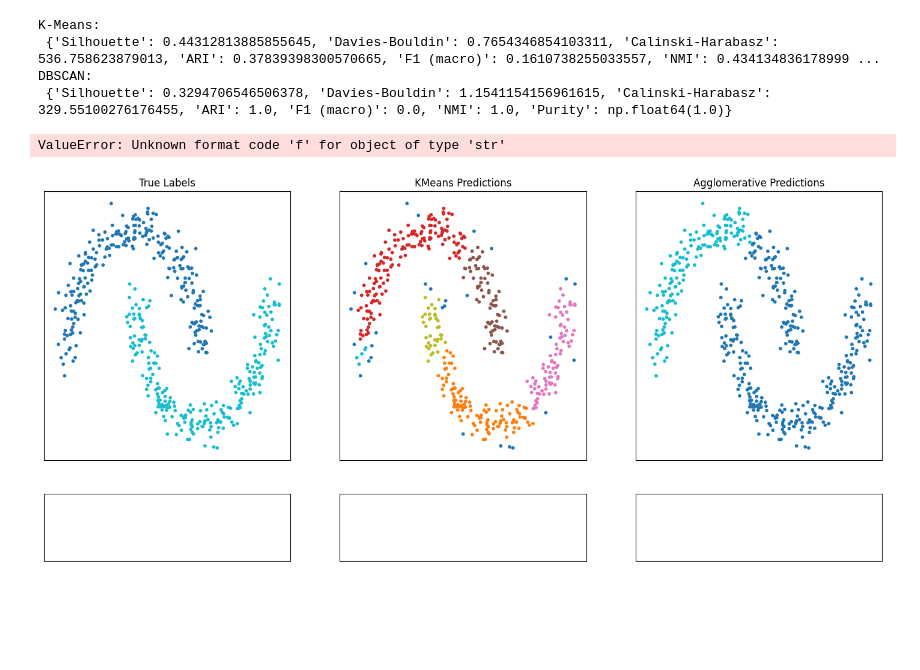
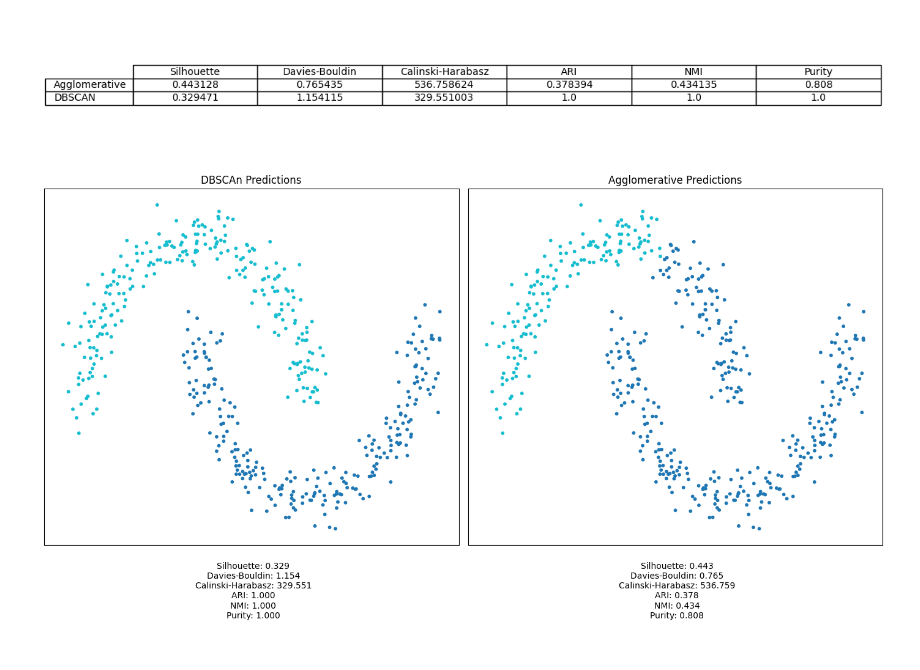
Before and after one commit to Jens011203/Evaluierung_Integrationsseminar, a Jupyter notebook: src/Clustering.ipynb, the cells around one changed output. Cells and saved outputs as stored; diff of their text form; code cells hidden in the pictures; blank space fills up the shorter version.

```diff
--- a/src/Clustering.ipynb
+++ b/src/Clustering.ipynb
@@ -31,67 +46,68 @@ def purity_score(y_true, y_pred):
     matrix = contingency_matrix(y_true, y_pred)
     return np.sum(np.amax(matrix, axis=0)) / np.sum(matrix)
 
-# Evaluation aller Metriken
+
 def evaluate_all(X, y_true, y_pred):
     sil = silhouette_score(X, y_pred)
     db = davies_bouldin_score(X, y_pred)
     ch = calinski_harabasz_score(X, y_pred)
     ari = adjusted_rand_score(y_true, y_pred)
     nmi = normalized_mutual_info_score(y_true, y_pred)
-    f1 = f1_score(y_true, y_pred, average='macro')  # Vorsicht: Nur sinnvoll bei gemappten Labels
     purity = purity_score(y_true, y_pred)
     return {
         "Silhouette": sil,
         "Davies-Bouldin": db,
         "Calinski-Harabasz": ch,
         "ARI": ari,
-        "F1 (macro)": f1,
         "NMI": nmi,
         "Purity": purity
     }
 
-# Beispiel-Aufruf:
 metrics_a = evaluate_all(X, y, pred_agglo)
 metrics_d = evaluate_all(X, y, pred_dbscan)
 
-# Ergebnisse anzeigen
-print("K-Means:\n", metrics_a)
-print("DBSCAN:\n", metrics_d)
+
+results_df = pd.DataFrame([metrics_a, metrics_d],
+                          index=['Agglomerative', 'DBSCAN'])
+
+fig, ax = plt.subplots(figsize=(12, 2))
+ax.axis('off')
+tbl = ax.table(cellText=results_df.round(6).values,
+               colLabels=results_df.columns,
+               rowLabels=results_df.index,
+               loc='center',
+               cellLoc='center')
+tbl.auto_set_font_size(False)
+tbl.set_fontsize(10)
+plt.tight_layout()
+plt.show()
 # %% [output]
-K-Means:
- {'Silhouette': 0.44312813885855645, 'Davies-Bouldin': 0.7654346854103311, 'Calinski-Harabasz': 536.758623879013, 'ARI': 0.37839398300570665, 'F1 (macro)': 0.1610738255033557, 'NMI': 0.434134836178999 ...
-DBSCAN:
- {'Silhouette': 0.3294706546506378, 'Davies-Bouldin': 1.1541154156961615, 'Calinski-Harabasz': 329.55100276176455, 'ARI': 1.0, 'F1 (macro)': 0.0, 'NMI': 1.0, 'Purity': np.float64(1.0)}
+[figure, added]
 # %%
-fig, axes = plt.subplots(2, 3, figsize=(18, 8), gridspec_kw={'height_ratios': [4, 1]}, sharex=True, sharey=True)
+fig, axes = plt.subplots(2, 2, figsize=(14, 8), gridspec_kw={'height_ratios': [4, 1]}, sharex=True, sharey=True)
 
-axes[0, 0].scatter(X[:, 0], X[:, 1], c=y, cmap='tab10', s=10)
-axes[0, 0].set_title("True Labels")
+axes[0, 0].scatter(X[:, 0], X[:, 1], c=pred_dbscan, cmap='tab10', s=10)
+axes[0, 0].set_title("DBSCAn Predictions")
 
-axes[0, 1].scatter(X[:, 0], X[:, 1], c=pred_dbscan, cmap='tab10', s=10)
-axes[0, 1].set_title("DBSCAn Predictions")
-
-axes[0, 2].scatter(X[:, 0], X[:, 1], c=pred_agglo, cmap='tab10', s=10)
-axes[0, 2].set_title("Agglomerative Predictions")
+axes[0, 1].scatter(X[:, 0], X[:, 1], c=pred_agglo, cmap='tab10', s=10)
+axes[0, 1].set_title("Agglomerative Predictions")
 
 for ax in axes[0, :]:
     ax.set_xticks([])
     ax.set_yticks([])
 
 labels = ["Silhouette", "Davies-Bouldin", "Calinski-Harabasz", "ARI", "F1", "NMI", "Purity"]
 
 text_dbscan = "\n".join([f"{lbl}: {val:.3f}" for lbl, val in metrics_d.items()])
 text_agglo = "\n".join([f"{lbl}: {val:.3f}" for lbl, val in metrics_a.items()])
 
 axes[1, 0].axis('off')
-axes[1, 1].axis('off')
-axes[1,2].axis('off')
+axes[1,1].axis('off')
 
-axes[1, 1].text(0.5, 0.5, text_dbscan, fontsize=10, ha='center', va='center')
-axes[1, 2].text(0.5, 0.5, text_agglo, fontsize=10, ha='center', va='center')
+axes[1, 0].text(0.5, 0.5, text_dbscan, fontsize=10, ha='center', va='center')
+axes[1, 1].text(0.5, 0.5, text_agglo, fontsize=10, ha='center', va='center')
 
 plt.tight_layout()
 plt.show()
 # %% [output]
-ValueError: Unknown format code 'f' for object of type 'str'
-[figure, old version]
+[figure, new version]
```
Also changed, not shown: parts of 2 cells of this notebook, 4 other files.
